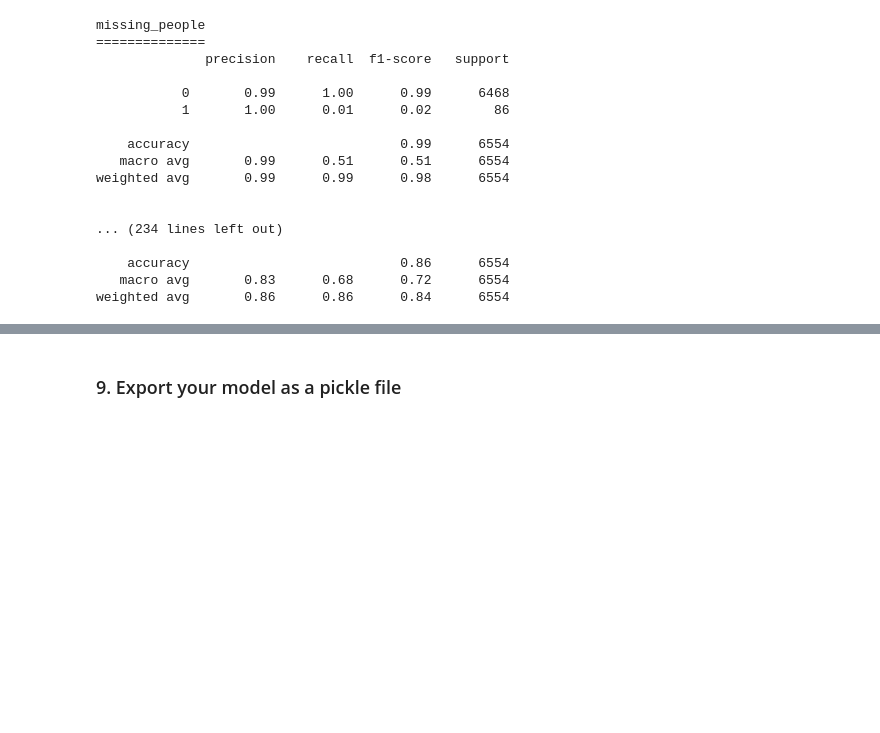
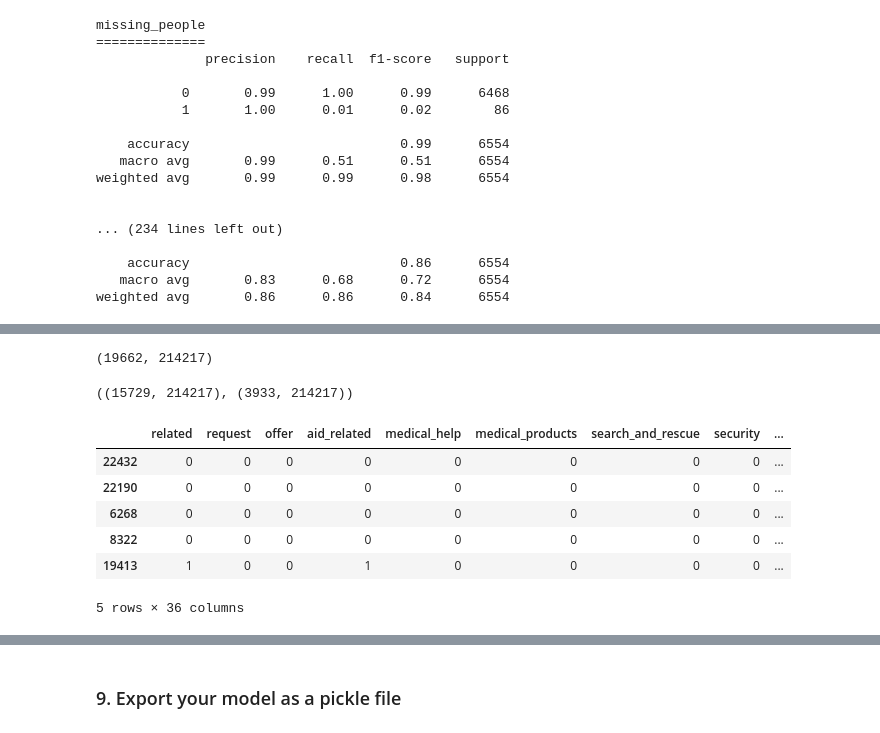
Before and after one commit to rickatx/message_response_pipeline, a Jupyter notebook: ML_Pipeline_Preparation.ipynb, the cells around one changed output, grey strips where cells are left out. Saved outputs shown, nothing was run; the diff lists cells and outputs as text; code cells hidden in the pictures; blank space fills up the shorter version.

```diff
--- a/ML_Pipeline_Preparation.ipynb
+++ b/ML_Pipeline_Preparation.ipynb
@@ -687,0 +719,3 @@ weighted avg       0.86      0.86      0.84      6554
+# %%
+# Train/test split of available data
+X_train, X_test, Y_train, Y_test = train_test_split(X, Y)
@@ -687,0 +726,2 @@ weighted avg       0.86      0.86      0.84      6554
+# %%
+res = data_pipeline.fit_transform(X_train)
@@ -687,0 +778,24 @@ weighted avg       0.86      0.86      0.84      6554
+# %%
+# Convert the training portion of the input to a sparse array for input to the learning algorithm.
+X_num_train = data_pipeline.fit_transform(X_train)
+# %%
+X_num_train.shape
+# %% [output]
+(19662, 214217)
+# %%
+# Split validation set off training set
+X_num_train2, X_num_vldt, Y_train2, Y_vldt = train_test_split(X_num_train, Y_train, test_size=0.2)
+# %%
+X_num_train2.shape, X_num_vldt.shape
+# %% [output]
+((15729, 214217), (3933, 214217))
+# %%
+Y_train2.head()
+# %% [output]
+|  | related | request | offer | aid_related | medical_help | medical_products | search_and_rescue | security | ... |
+| 22432 | 0 | 0 | 0 | 0 | 0 | 0 | 0 | 0 | ... |
+| 22190 | 0 | 0 | 0 | 0 | 0 | 0 | 0 | 0 | ... |
+| 6268 | 0 | 0 | 0 | 0 | 0 | 0 | 0 | 0 | ... |
+| 8322 | 0 | 0 | 0 | 0 | 0 | 0 | 0 | 0 | ... |
+| 19413 | 1 | 0 | 0 | 1 | 0 | 0 | 0 | 0 | ... |
+5 rows × 36 columns
```
Also changed, not shown: parts of 62 cells of this notebook.
